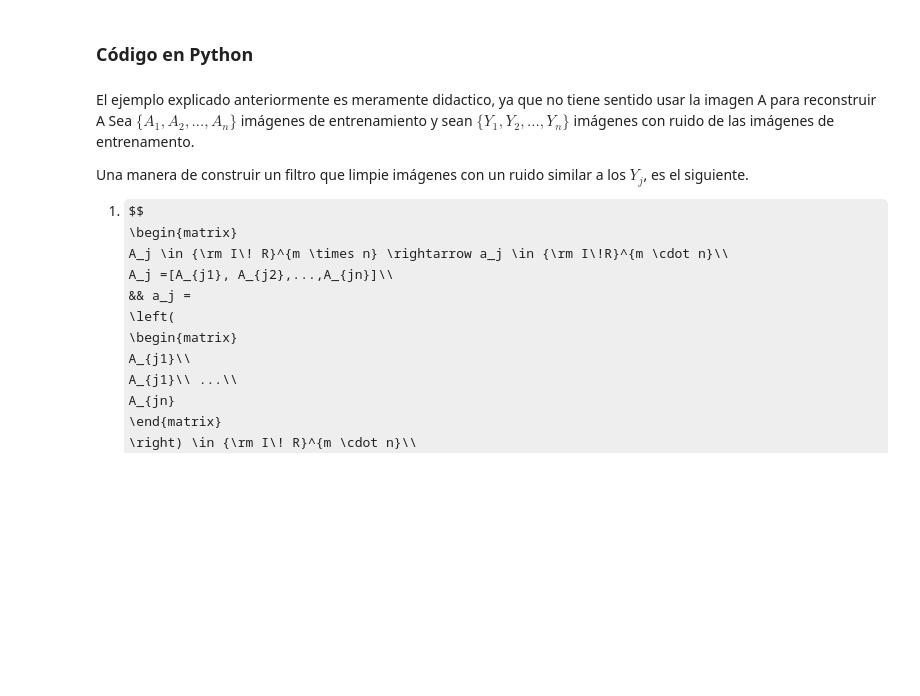
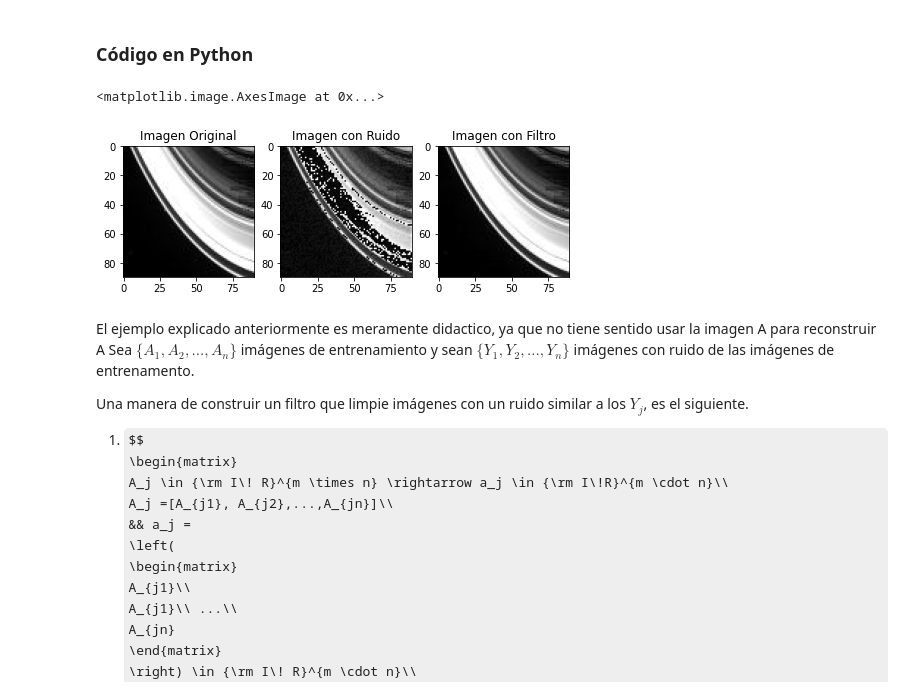
Before and after one commit to bakkim05/PAID_Electiva, a Jupyter notebook: SVD_e_Imagenes/SVD_e_Imagenes.ipynb, the cells around one changed output. Cells and saved outputs as stored; diff of their text form; code cells hidden in the pictures; some formulas as TeX source; blank space fills up the shorter version.

```diff
--- a/SVD_e_Imagenes/SVD_e_Imagenes.ipynb
+++ b/SVD_e_Imagenes/SVD_e_Imagenes.ipynb
@@ -215,5 +291,30 @@ title('Imagen con Filtro');
 # %% [markdown]
 ### Código en Python
+# %%
+fig = plt.figure(figsize=(8,8))
+A = Image.open("images/saturno_(5).jpg")
+A = np.array(A).astype(np.double)
+fig.add_subplot(1,3,1).title.set_text('Imagen Original')
+plt.imshow(A, cmap=plt.cm.gray)
+
+[m,n] = np.shape(A)
+alpha = 20
+N = np.random.rand(m,n)*alpha
+Y = A + N
+Y1 = Y.astype(np.uint8)
+
+fig.add_subplot(1,3,2).title.set_text('Imagen con Ruido')
+plt.imshow(Y1, cmap=plt.cm.gray)
+
+
+F = A@np.linalg.pinv(Y)
+A_rec = F@Y
+A_rec = A_rec.astype(np.uint8)
+fig.add_subplot(1,3,3).title.set_text('Imagen con Filtro')
+plt.imshow(A_rec, cmap=plt.cm.gray)
+# %% [output]
+<matplotlib.image.AxesImage at 0x...>
+[figure, added]
 # %% [markdown]
 El ejemplo explicado anteriormente es meramente didactico, ya que no tiene sentido usar la imagen A para reconstruir A
 Sea $\{ A_1, A_2, ..., A_n\}$ imágenes de entrenamiento y sean $\{ Y_1, Y_2, ..., Y_n\}$ imágenes con ruido de las imágenes de entrenamento.
```
Also changed, not shown: parts of 13 cells of this notebook, 8 other files.
